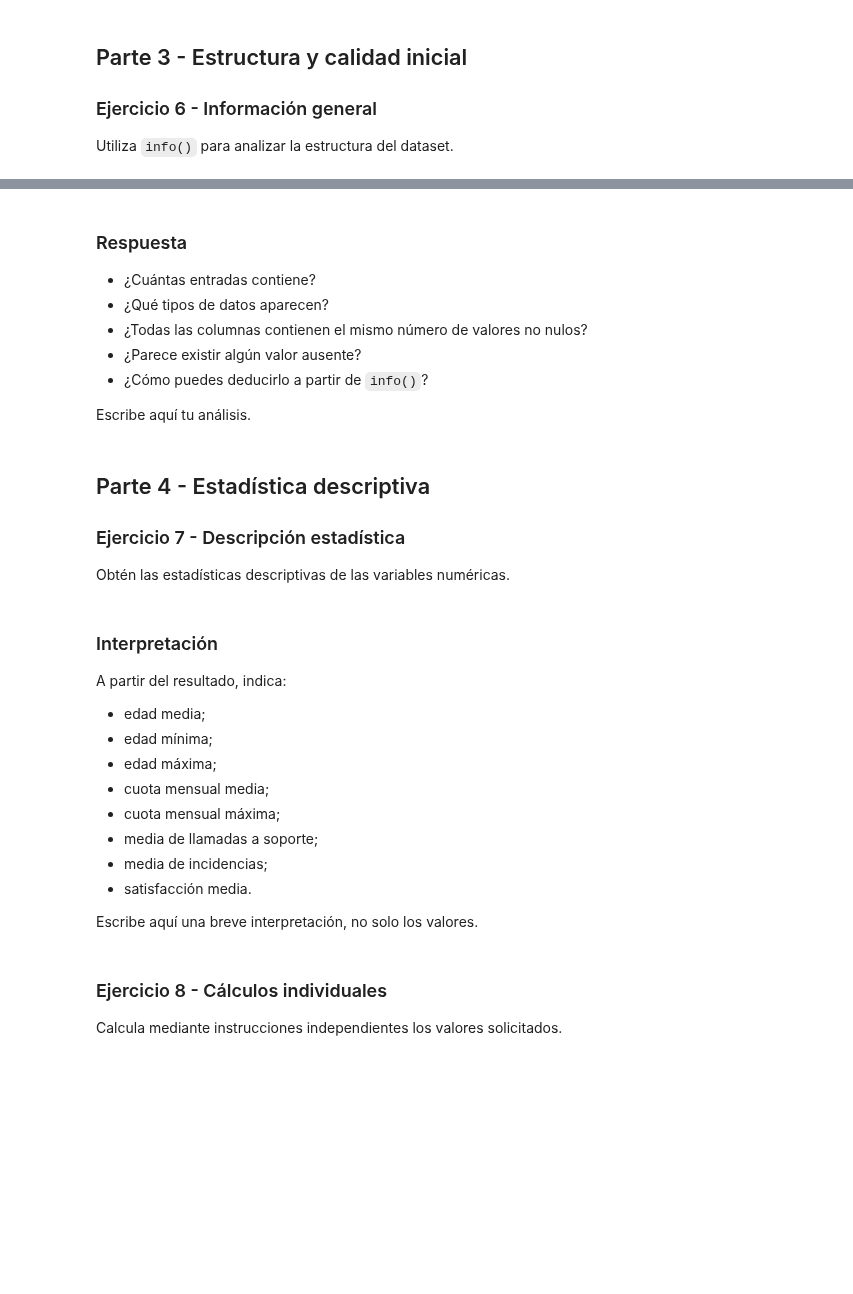
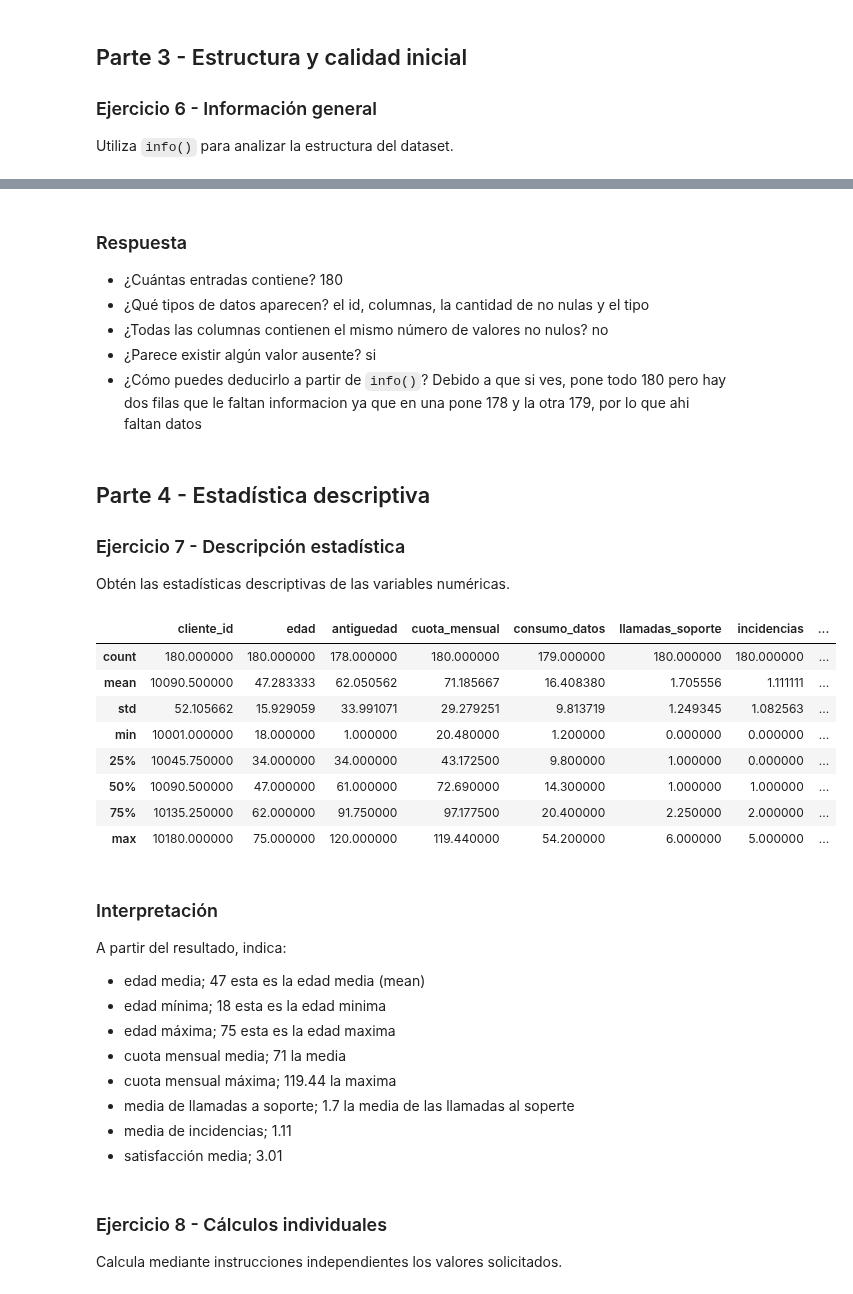
Before and after one commit to mmartinezvaras/s_aprendizaje, a Jupyter notebook: Practica_03.ipynb, the cells around one changed output, grey strips where cells are left out. Cells and saved outputs as stored; diff of their text form; code cells hidden in the pictures; blank space fills up the shorter version.

```diff
--- a/Practica_03.ipynb
+++ b/Practica_03.ipynb
@@ -153,13 +191,12 @@ Utiliza `info()` para analizar la estructura del dataset.
 # %% [markdown]
 ### Respuesta
 
-- ¿Cuántas entradas contiene?
-- ¿Qué tipos de datos aparecen?
-- ¿Todas las columnas contienen el mismo número de valores no nulos?
-- ¿Parece existir algún valor ausente?
+- ¿Cuántas entradas contiene? 180
+- ¿Qué tipos de datos aparecen? el id, columnas, la cantidad de no nulas y el tipo
+- ¿Todas las columnas contienen el mismo número de valores no nulos? no
+- ¿Parece existir algún valor ausente? si
 - ¿Cómo puedes deducirlo a partir de `info()`?
-
-Escribe aquí tu análisis.
+Debido a que si ves, pone todo 180 pero hay dos filas que le faltan informacion ya que en una pone 178 y la otra 179, por lo que ahi faltan datos
 # %% [markdown]
 ## Parte 4 - Estadística descriptiva
 
@@ -168,21 +205,30 @@ Escribe aquí tu análisis.
 Obtén las estadísticas descriptivas de las variables numéricas.
 # %%
 # TODO: genera las estadísticas descriptivas
+df.describe()
+# %% [output]
+|  | cliente_id | edad | antiguedad | cuota_mensual | consumo_datos | llamadas_soporte | incidencias | ... |
+| count | 180.000000 | 180.000000 | 178.000000 | 180.000000 | 179.000000 | 180.000000 | 180.000000 | ... |
+| mean | 10090.500000 | 47.283333 | 62.050562 | 71.185667 | 16.408380 | 1.705556 | 1.111111 | ... |
+| std | 52.105662 | 15.929059 | 33.991071 | 29.279251 | 9.813719 | 1.249345 | 1.082563 | ... |
+| min | 10001.000000 | 18.000000 | 1.000000 | 20.480000 | 1.200000 | 0.000000 | 0.000000 | ... |
+| 25% | 10045.750000 | 34.000000 | 34.000000 | 43.172500 | 9.800000 | 1.000000 | 0.000000 | ... |
+| 50% | 10090.500000 | 47.000000 | 61.000000 | 72.690000 | 14.300000 | 1.000000 | 1.000000 | ... |
+| 75% | 10135.250000 | 62.000000 | 91.750000 | 97.177500 | 20.400000 | 2.250000 | 2.000000 | ... |
+| max | 10180.000000 | 75.000000 | 120.000000 | 119.440000 | 54.200000 | 6.000000 | 5.000000 | ... |
 # %% [markdown]
 ### Interpretación
 
 A partir del resultado, indica:
 
-- edad media;
-- edad mínima;
-- edad máxima;
-- cuota mensual media;
-- cuota mensual máxima;
-- media de llamadas a soporte;
-- media de incidencias;
-- satisfacción media.
-
-Escribe aquí una breve interpretación, no solo los valores.
+- edad media; 47 esta es la edad media (mean)
+- edad mínima; 18 esta es la edad minima
+- edad máxima; 75 esta es la edad maxima
+- cuota mensual media; 71 la media
+- cuota mensual máxima; 119.44 la maxima
+- media de llamadas a soporte; 1.7 la media de las llamadas al soperte
+- media de incidencias; 1.11
+- satisfacción media; 3.01
 # %% [markdown]
 ### Ejercicio 8 - Cálculos individuales
 
```
Also changed, not shown: parts of 13 cells of this notebook.
